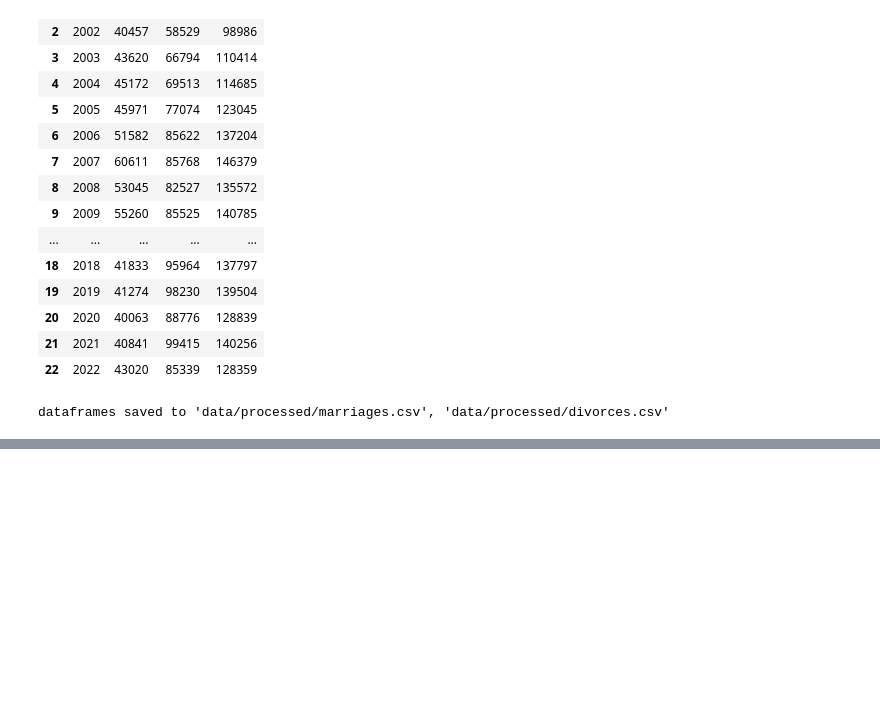
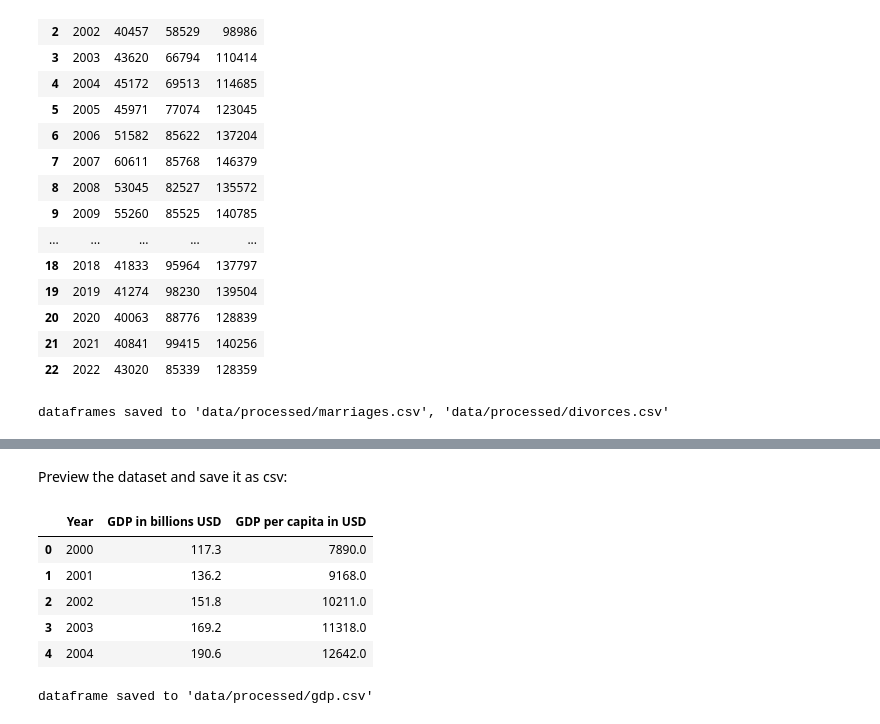
Before and after one commit to zdiyax/pwd-midterm, a Jupyter notebook: sample.ipynb, the cells around one changed output, grey strips where cells are left out. Cells and saved outputs as stored; diff of their text form; code cells hidden in the pictures; blank space fills up the shorter version.

Commit message:
preprocessing of first 3 datasets

```diff
--- a/sample.ipynb
+++ b/sample.ipynb
@@ -216,0 +229,40 @@ dataframes saved to 'data/processed/marriages.csv', 'data/processed/divorces.csv
+# %%
+df_gdp = pd.read_csv('data/kazakhstan-gdp-rus.csv')
+
+# rename the columns in English neat variants
+df_gdp = df_gdp.rename(columns={'Год': 'Year', 'ВВП (ППС)(в млрд долл. США)': 'GDP in billions USD', 'ВВП на душу населения (ППС)(в долл. США)': 'GDP per capita in USD'})
+
+# filter out years out of [1999, 2023]
+df_gdp = df_gdp[df_gdp['Year'] > 1999]
+df_gdp = df_gdp[df_gdp['Year'] < 2023]
+
+# replace commas with dots
+df_gdp['GDP in billions USD'] = df_gdp['GDP in billions USD'].str.replace(',', '.')
+
+# delete commas in GDP per capita (here identifying thousands)
+df_gdp['GDP per capita in USD'] = df_gdp['GDP per capita in USD'].str.replace(',', '')
+
+# format as float type
+df_gdp['GDP in billions USD'] = df_gdp['GDP in billions USD'].astype(float)
+df_gdp['GDP per capita in USD'] = df_gdp['GDP per capita in USD'].astype(float)
+
+# now take only the columns important for our research
+df_gdp = df_gdp[['Year', 'GDP in billions USD', 'GDP per capita in USD']]
+df_gdp.reset_index(drop=True, inplace=True)
+# %% [markdown]
+Preview the dataset and save it as csv:
+# %%
+df_gdp.head()
+# %% [output]
+|  | Year | GDP in billions USD | GDP per capita in USD |
+| 0 | 2000 | 117.3 | 7890.0 |
+| 1 | 2001 | 136.2 | 9168.0 |
+| 2 | 2002 | 151.8 | 10211.0 |
+| 3 | 2003 | 169.2 | 11318.0 |
+| 4 | 2004 | 190.6 | 12642.0 |
+# %%
+csv_file = 'data/processed/gdp.csv'
+df_gdp.to_csv(csv_file, index=False)
+print(f"dataframe saved to '{csv_file}'")
+# %% [output]
+dataframe saved to 'data/processed/gdp.csv'
```
Also changed, not shown: parts of 5 cells of this notebook, 3 other files.
